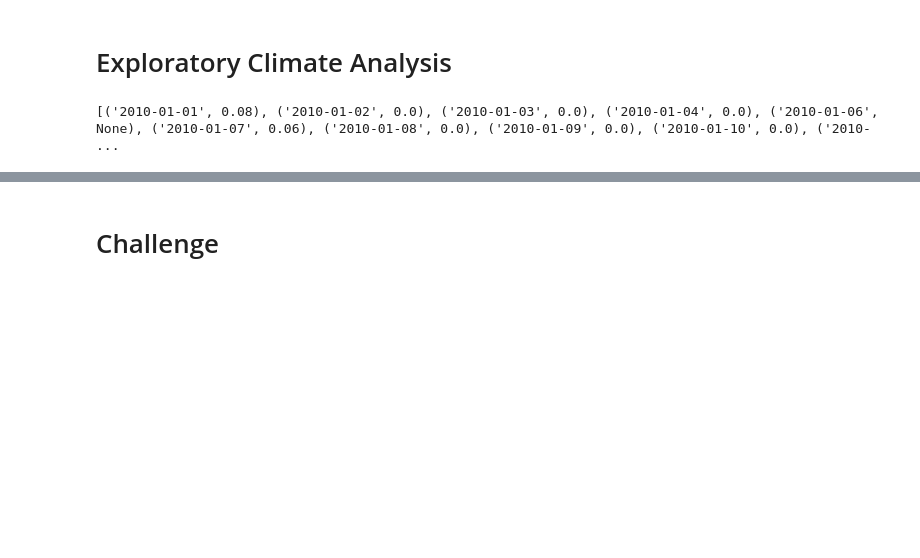
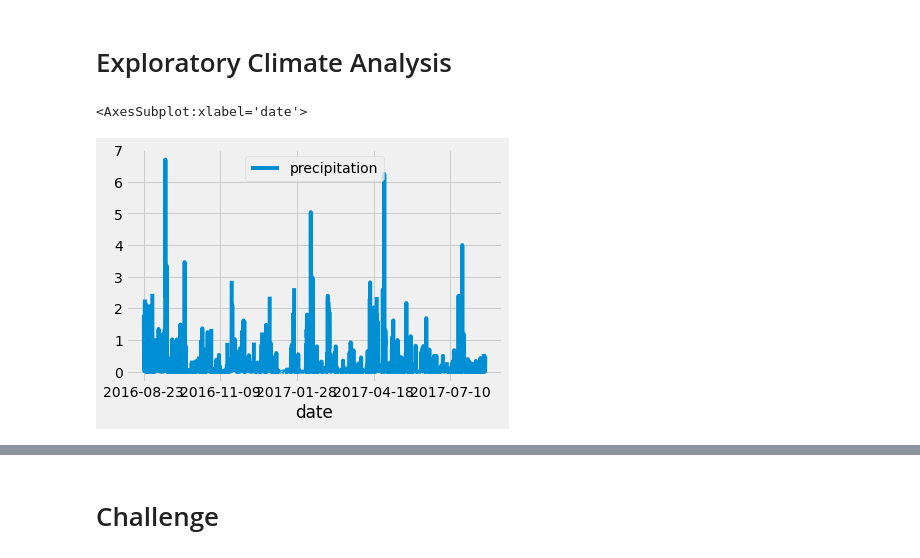
Before and after one commit to achoav/surfs_up, a Jupyter notebook: climate_analysis.ipynb, the cells around one changed output, grey strips where cells are left out. Cells and saved outputs as stored; diff of their text form; code cells hidden in the pictures; blank space fills up the shorter version.

```diff
--- a/climate_analysis.ipynb
+++ b/climate_analysis.ipynb
@@ -55,26 +55,34 @@ session = Session(engine)
 # %%
 # 9.2.1. Design a query to retrieve the last 12 months of precipitation data and plot the results.
 #Starting from the last data point in the database.
 prev_year = dt.date(2017, 8, 23)
 
 # 9.2.1. Calculate the date one year from the last date in data set. 365 days.
 prev_year = dt.date(2017, 8, 23) - dt.timedelta(days=365)
 
 # 9.2.1. Create a variable to store the results of the query we'll write
 results = []
 
-# Perform a query to retrieve the data and precipitation scores
-results = session.query(Measurement.date, Measurement.prcp)
-print(results.all())
+# 9.2.1. Perform a query to retrieve the data and precipitation scores
+results = session.query(Measurement.date, Measurement.prcp).filter(Measurement.date >= prev_year)
+#print(results.all())
 
-# Save the query results as a Pandas DataFrame and set the index to the date column
-results = session.query(Measurement.date, Measurement.prcp).filter(Measurement.date >= prev_year)
+# 9.2.2. Save the Query Results as a Pandas DataFrame and set the index to the date column
+# This saves our query in two columns 'date' and 'precipitation'
+df = pd.DataFrame(results, columns=['date','precipitation'])
 
-# Sort the dataframe by date
-results = session.query(Measurement.date, Measurement.prcp).filter(Measurement.date >= prev_year).all()
+# 9.2.2. Use the set_index() Func
+df.set_index(df['date'], inplace=True)
+df = df.sort_index()
+#print(df.to_string(index=False))
 
-# Use Pandas Plotting with Matplotlib to plot the data
-print(results)
+# 9.2.3. Sort the DataFrame
+df = df.sort_index()
+#print(df.to_string(index=False))
+
+# 9.2.4. Plot the Data - Use Pandas Plotting with Matplotlib to plot the data
+df.plot()
 # %% [output]
-[('2010-01-01', 0.08), ('2010-01-02', 0.0), ('2010-01-03', 0.0), ('2010-01-04', 0.0), ('2010-01-06', None), ('2010-01-07', 0.06), ('2010-01-08', 0.0), ('2010-01-09', 0.0), ('2010-01-10', 0.0), ('2010- ...
+<AxesSubplot:xlabel='date'>
+[figure, added]
 # %%
```
Also changed, not shown: parts of 1 cell of this notebook.
